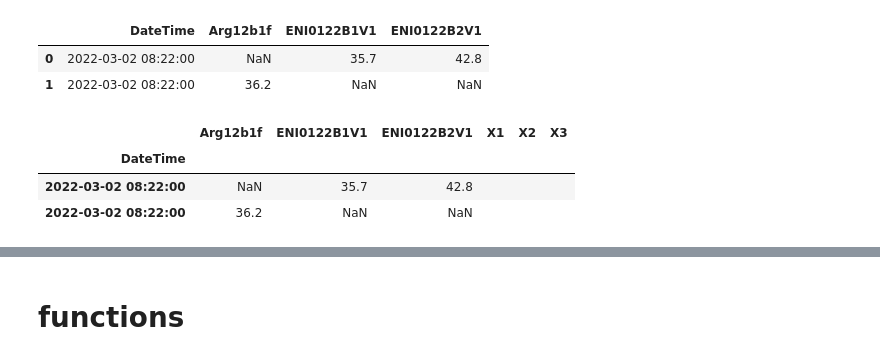
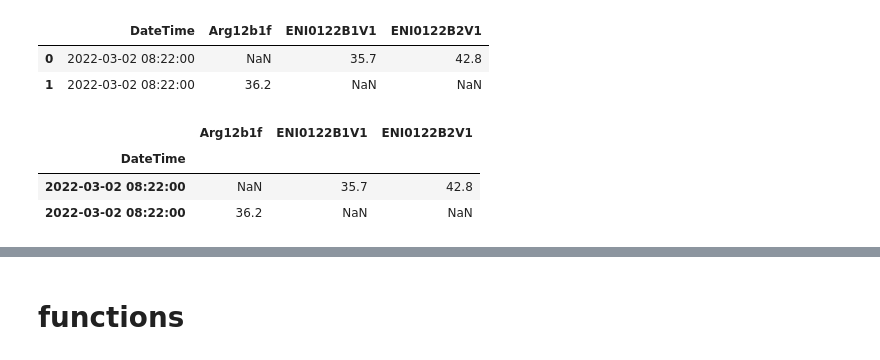
Before and after one commit to spoupry/Hello-world, a Jupyter notebook: Algo_complet.ipynb, the cells around one changed output, grey strips where cells are left out. Cells and saved outputs as stored; diff of their text form; code cells hidden in the pictures.

```diff
--- a/Algo_complet.ipynb
+++ b/Algo_complet.ipynb
@@ -34,17 +34,17 @@ df.head(2)
 | 0 | 2022-03-02 08:22:00 | NaN | 35.7 | 42.8 |
 | 1 | 2022-03-02 08:22:00 | 36.2 | NaN | NaN |
 # %%
-# initialisation du dataset
+# initialisation dataset
 #Setting the timestamp as index of the dataframe.
 df.set_index('DateTime', inplace=True) #DateTime is now the index.
-#add columns
-df["X1"] = ''
-df["X2"] = ''
-df["X3"] = ''
+# add columns
+# df["X1"] = ''
+# df["X2"] = ''
+# df["X3"] = ''
 df.head(2)
 # %% [output]
-|  | Arg12b1f | ENI0122B1V1 | ENI0122B2V1 | X1 | X2 | X3 |
-| DateTime |  |  |  |  |  |  |
-| 2022-03-02 08:22:00 | NaN | 35.7 | 42.8 |  |  |  |
-| 2022-03-02 08:22:00 | 36.2 | NaN | NaN |  |  |  |
+|  | Arg12b1f | ENI0122B1V1 | ENI0122B2V1 |
+| DateTime |  |  |  |
+| 2022-03-02 08:22:00 | NaN | 35.7 | 42.8 |
+| 2022-03-02 08:22:00 | 36.2 | NaN | NaN |
 # %%
```
Also changed, not shown: parts of 16 cells of this notebook.
